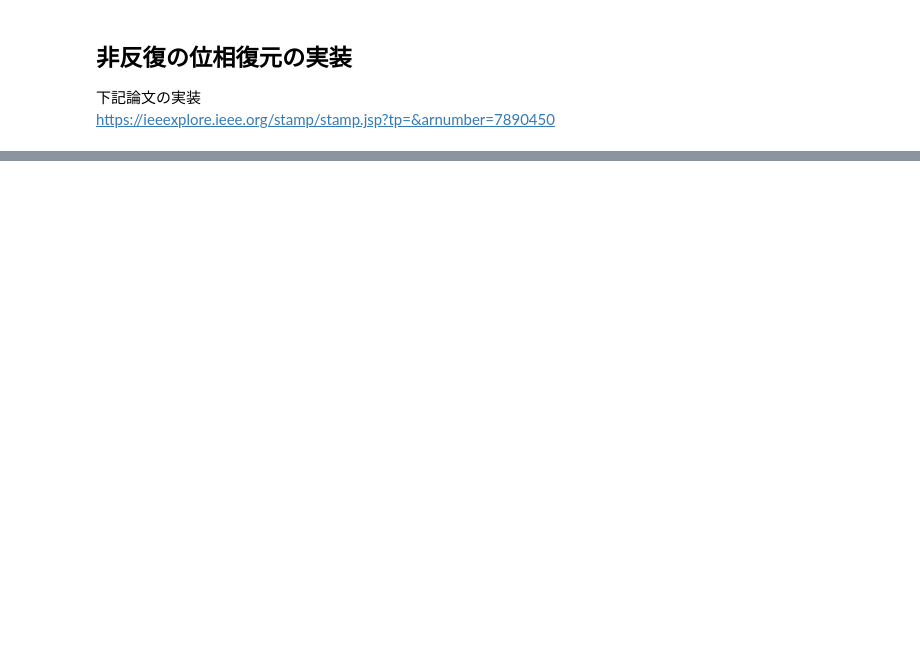
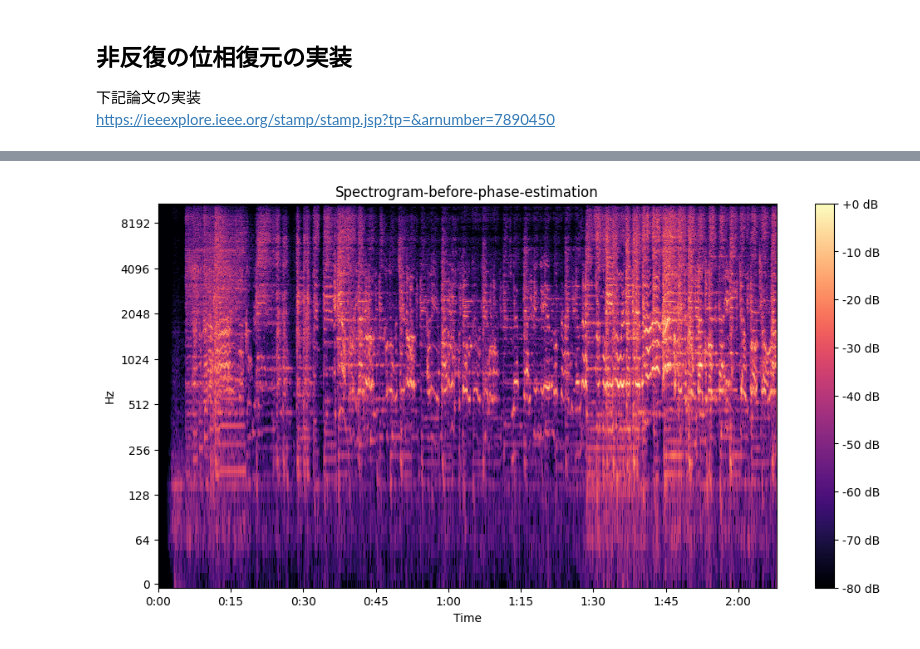
Before and after one commit to Taka0007/2023seminar.2nd-term, a Jupyter notebook: speech analysis/code/Noninterative_Reconstruction.ipynb, the cells around one changed output, grey strips where cells are left out. Saved outputs shown, nothing was run; the diff lists cells and outputs as text; code cells hidden in the pictures; blank space fills up the shorter version.

```diff
--- a/speech analysis/code/Noninterative_Reconstruction.ipynb
+++ b/speech analysis/code/Noninterative_Reconstruction.ipynb
@@ -102,0 +105,17 @@ ValueError: ignored
+# %%
+phase_gradient = calculate_phase_gradient(stft_matrix, a, b, lambda_L, M)
+
+# 位相勾配の積分を実行
+reconstructed_phase = integrate_phase_gradient(phase_gradient)
+
+# STFTの振幅成分を取得
+magnitude = np.abs(stft_matrix)
+
+# 位相情報を組み合わせる
+combined_stft = magnitude * np.exp(1j * reconstructed_phase)
+
+# 逆STFTの実行
+reconstructed_signal = librosa.istft(combined_stft, hop_length=80, win_length=2048, window=window)
+
+# 音声の再生
+Audio(reconstructed_signal, rate=sr)
@@ -102,0 +124,20 @@ ValueError: ignored
+# %%
+# std for gaussian window (This value is determined experimentally)
+std = 2048 / 6
+
+# Compute the STFT (STFT magnitude matrix)
+window = signal.windows.gaussian(2048, std)
+stft_matrix2 = librosa.stft(reconstructed_signal, n_fft=2048, hop_length=80, win_length=2048, window=window)
+
+# 振幅を取得し、対数スケールに変換
+magnitude2 = np.abs(stft_matrix2)
+log_magnitude2 = librosa.amplitude_to_db(magnitude2, ref=np.max)
+
+# スペクトログラムの表示
+plt.figure(figsize=(12, 6))
+librosa.display.specshow(log_magnitude, sr=sr, x_axis='time', y_axis='log')
+plt.colorbar(format='%+2.0f dB')
+plt.title('Spectrogram-before-phase-estimation')
+plt.show()
+# %% [output]
+[figure, added]
```
Also changed, not shown: parts of 6 cells of this notebook.
